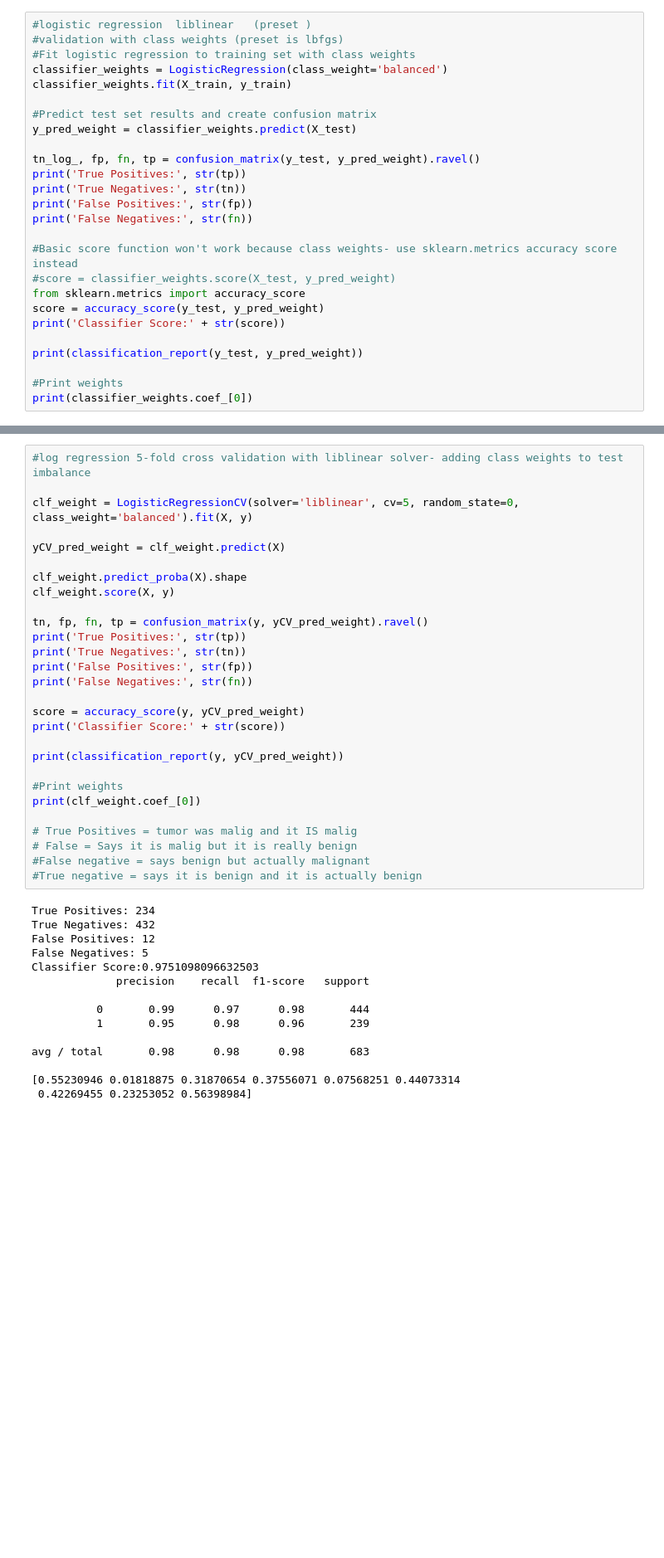
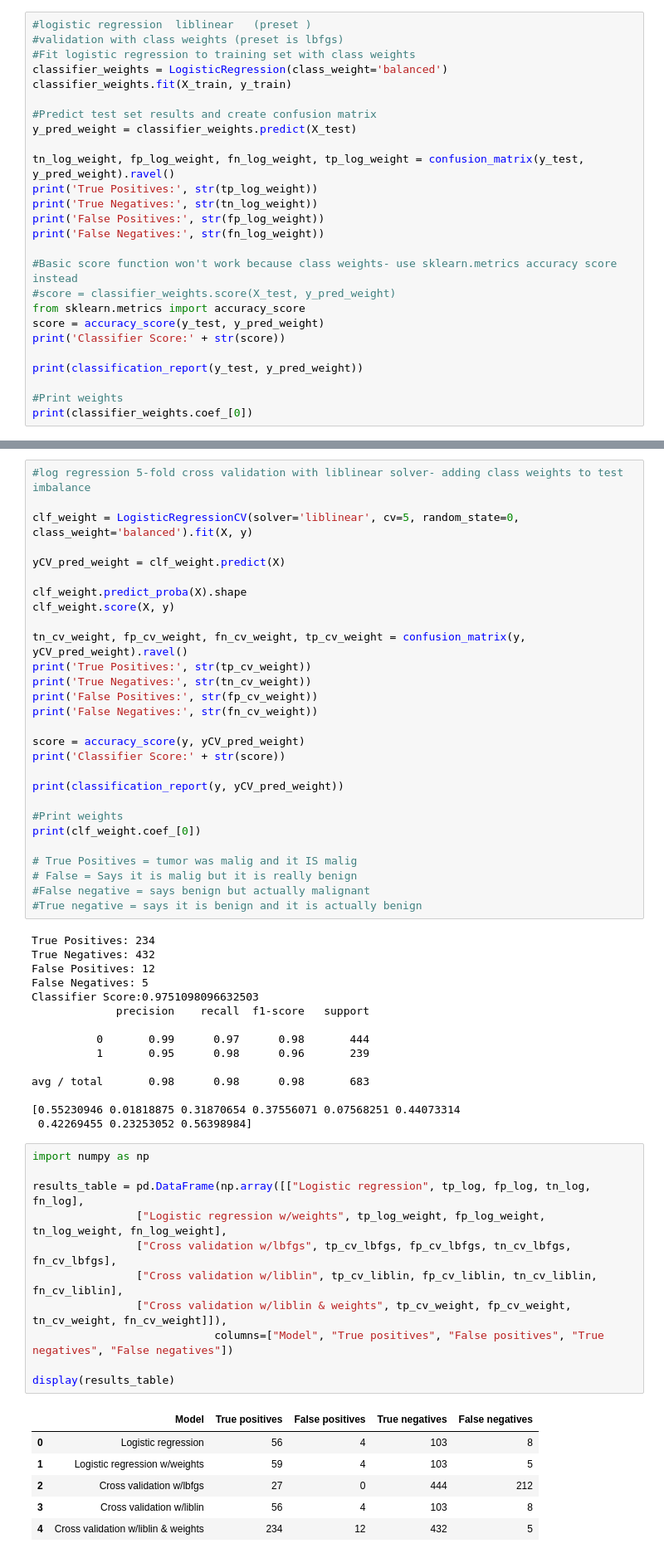
Before and after one commit to WBReiner/coding_notebooks_python, a Jupyter notebook: Charlie_DataChallenge1.ipynb, the cells around one changed output, grey strips where cells are left out. Shown at 83% size. Drawn from its saved outputs; the diff is of its cells as text; blank space fills up the shorter version.

```diff
--- a/Charlie_DataChallenge1.ipynb
+++ b/Charlie_DataChallenge1.ipynb
@@ -368,11 +372,11 @@ classifier_weights.fit(X_train, y_train)
 #Predict test set results and create confusion matrix
 y_pred_weight = classifier_weights.predict(X_test)
 
-tn_log_, fp, fn, tp = confusion_matrix(y_test, y_pred_weight).ravel()
-print('True Positives:', str(tp))
-print('True Negatives:', str(tn))
-print('False Positives:', str(fp))
-print('False Negatives:', str(fn))
+tn_log_weight, fp_log_weight, fn_log_weight, tp_log_weight = confusion_matrix(y_test, y_pred_weight).ravel()
+print('True Positives:', str(tp_log_weight))
+print('True Negatives:', str(tn_log_weight))
+print('False Positives:', str(fp_log_weight))
+print('False Negatives:', str(fn_log_weight))
 
 #Basic score function won't work because class weights- use sklearn.metrics accuracy score instead
 #score = classifier_weights.score(X_test, y_pred_weight)
@@ -409,11 +413,11 @@ yCV_pred_weight = clf_weight.predict(X)
 clf_weight.predict_proba(X).shape
 clf_weight.score(X, y)
 
-tn, fp, fn, tp = confusion_matrix(y, yCV_pred_weight).ravel()
-print('True Positives:', str(tp))
-print('True Negatives:', str(tn))
-print('False Positives:', str(fp))
-print('False Negatives:', str(fn))
+tn_cv_weight, fp_cv_weight, fn_cv_weight, tp_cv_weight = confusion_matrix(y, yCV_pred_weight).ravel()
+print('True Positives:', str(tp_cv_weight))
+print('True Negatives:', str(tn_cv_weight))
+print('False Positives:', str(fp_cv_weight))
+print('False Negatives:', str(fn_cv_weight))
 
 score = accuracy_score(y, yCV_pred_weight)
 print('Classifier Score:' + str(score))
@@ -442,6 +446,24 @@ avg / total       0.98      0.98      0.98       683
 
 [0.55230946 0.01818875 0.31870654 0.37556071 0.07568251 0.44073314
  0.42269455 0.23253052 0.56398984]
+# %%
+import numpy as np
+
+results_table = pd.DataFrame(np.array([["Logistic regression", tp_log, fp_log, tn_log, fn_log],
+                ["Logistic regression w/weights", tp_log_weight, fp_log_weight, tn_log_weight, fn_log_weight],
+                ["Cross validation w/lbfgs", tp_cv_lbfgs, fp_cv_lbfgs, tn_cv_lbfgs, fn_cv_lbfgs],
+                ["Cross validation w/liblin", tp_cv_liblin, fp_cv_liblin, tn_cv_liblin, fn_cv_liblin],
+                ["Cross validation w/liblin & weights", tp_cv_weight, fp_cv_weight, tn_cv_weight, fn_cv_weight]]),
+                            columns=["Model", "True positives", "False positives", "True negatives", "False negatives"])
+
+display(results_table)
+# %% [output]
+|  | Model | True positives | False positives | True negatives | False negatives |
+| 0 | Logistic regression | 56 | 4 | 103 | 8 |
+| 1 | Logistic regression w/weights | 59 | 4 | 103 | 5 |
+| 2 | Cross validation w/lbfgs | 27 | 0 | 444 | 212 |
+| 3 | Cross validation w/liblin | 56 | 4 | 103 | 8 |
+| 4 | Cross validation w/liblin & weights | 234 | 12 | 432 | 5 |
 # %%
 #ROC Curve
 from sklearn.metrics import roc_auc_score
```
Also changed, not shown: parts of 2 cells of this notebook.
